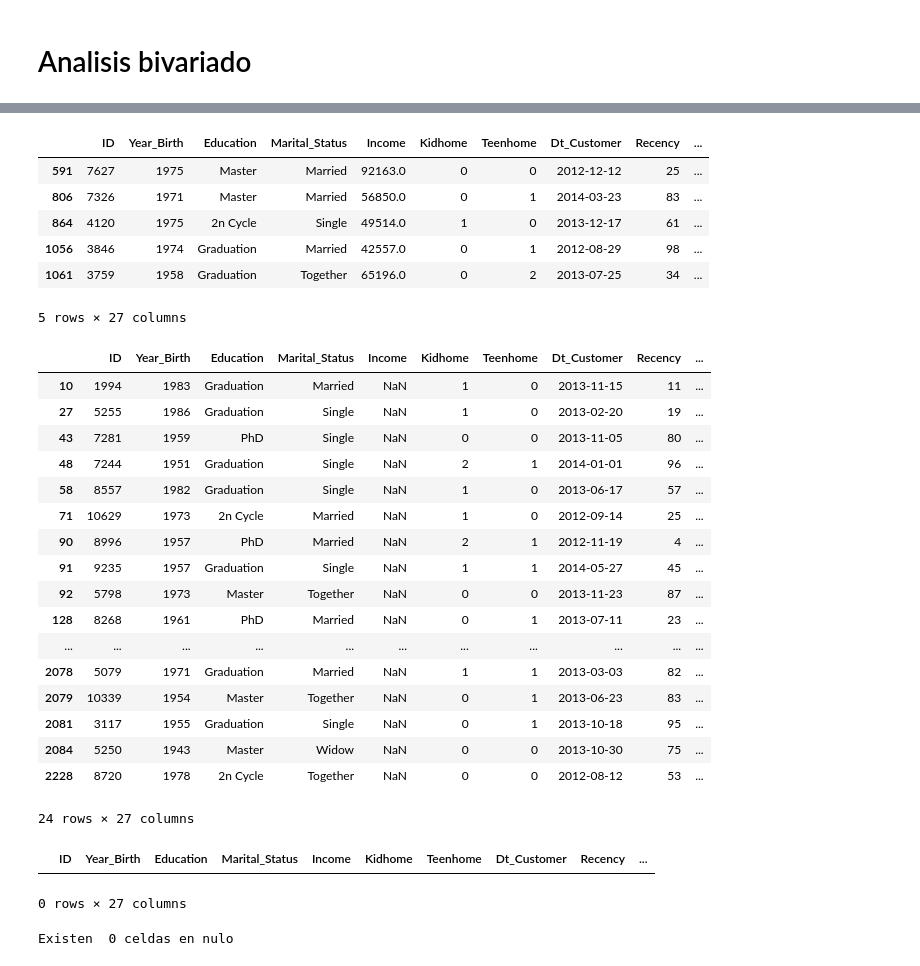
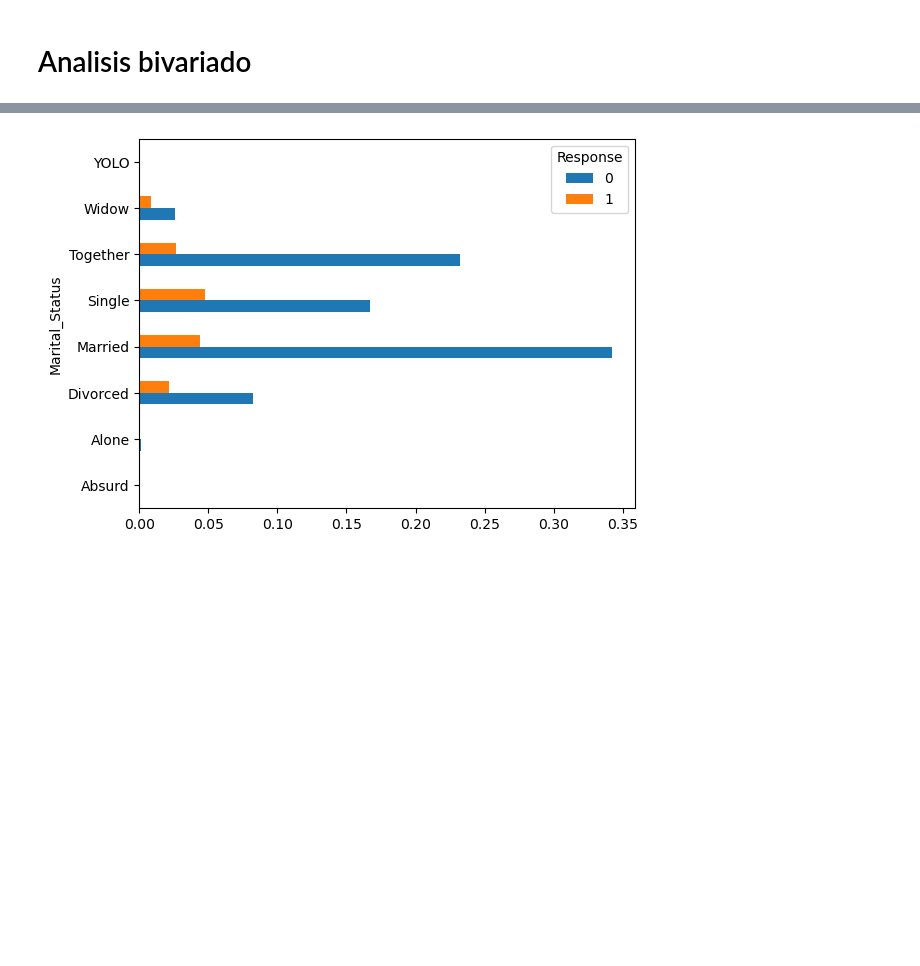
Before and after one commit to AI-YAZMIN-VILLEGAS/EBAC, a Jupyter notebook: Clases/Introducción a Machine Learning II/ML2.ipynb, the cells around one changed output, grey strips where cells are left out. Saved outputs shown, nothing was run; the diff lists cells and outputs as text; code cells hidden in the pictures; blank space fills up the shorter version.

```diff
--- a/Clases/Introducción a Machine Learning II/ML2.ipynb
+++ b/Clases/Introducción a Machine Learning II/ML2.ipynb
@@ -333,34 +333,4 @@ df.groupby(['Response']).median(numeric_only=True).T
 # %%
-df.drop('Z_Revenue',axis=1,inplace=True)
-df.drop('Z_CostContact',axis=1,inplace=True)
+ct = pd.crosstab(df['Marital_Status'], df['Response'], normalize=True).plot.barh(stacked=False)
+# %% [output]
+[figure, added]
-# %%
-df.sample(5)
-# %% [output]
-|  | ID | Year_Birth | Education | Marital_Status | Income | Kidhome | Teenhome | Dt_Customer | Recency | ... |
-| 591 | 7627 | 1975 | Master | Married | 92163.0 | 0 | 0 | 2012-12-12 | 25 | ... |
-| 806 | 7326 | 1971 | Master | Married | 56850.0 | 0 | 1 | 2014-03-23 | 83 | ... |
-| 864 | 4120 | 1975 | 2n Cycle | Single | 49514.0 | 1 | 0 | 2013-12-17 | 61 | ... |
-| 1056 | 3846 | 1974 | Graduation | Married | 42557.0 | 0 | 1 | 2012-08-29 | 98 | ... |
-| 1061 | 3759 | 1958 | Graduation | Together | 65196.0 | 0 | 2 | 2013-07-25 | 34 | ... |
-5 rows × 27 columns
-# %%
-df.loc[df['Income'].isnull()]
-# %% [output]
-|  | ID | Year_Birth | Education | Marital_Status | Income | Kidhome | Teenhome | Dt_Customer | Recency | ... |
-| 10 | 1994 | 1983 | Graduation | Married | NaN | 1 | 0 | 2013-11-15 | 11 | ... |
-| 27 | 5255 | 1986 | Graduation | Single | NaN | 1 | 0 | 2013-02-20 | 19 | ... |
-| 43 | 7281 | 1959 | PhD | Single | NaN | 0 | 0 | 2013-11-05 | 80 | ... |
-| 48 | 7244 | 1951 | Graduation | Single | NaN | 2 | 1 | 2014-01-01 | 96 | ... |
-| 58 | 8557 | 1982 | Graduation | Single | NaN | 1 | 0 | 2013-06-17 | 57 | ... |
-| 71 | 10629 | 1973 | 2n Cycle | Married | NaN | 1 | 0 | 2012-09-14 | 25 | ... |
-| 90 | 8996 | 1957 | PhD | Married | NaN | 2 | 1 | 2012-11-19 | 4 | ... |
-| 91 | 9235 | 1957 | Graduation | Single | NaN | 1 | 1 | 2014-05-27 | 45 | ... |
-| 92 | 5798 | 1973 | Master | Together | NaN | 0 | 0 | 2013-11-23 | 87 | ... |
-| 128 | 8268 | 1961 | PhD | Married | NaN | 0 | 1 | 2013-07-11 | 23 | ... |
-| ... | ... | ... | ... | ... | ... | ... | ... | ... | ... | ... |
-| 2078 | 5079 | 1971 | Graduation | Married | NaN | 1 | 1 | 2013-03-03 | 82 | ... |
-| 2079 | 10339 | 1954 | Master | Together | NaN | 0 | 1 | 2013-06-23 | 83 | ... |
-| 2081 | 3117 | 1955 | Graduation | Single | NaN | 0 | 1 | 2013-10-18 | 95 | ... |
-| 2084 | 5250 | 1943 | Master | Widow | NaN | 0 | 0 | 2013-10-30 | 75 | ... |
-| 2228 | 8720 | 1978 | 2n Cycle | Together | NaN | 0 | 0 | 2012-08-12 | 53 | ... |
-24 rows × 27 columns
@@ -370,9 +336,0 @@ df = df.replace(np.nan,avg_mean)
-# %%
-df.loc[df['Income'].isnull()]
-# %% [output]
-|  | ID | Year_Birth | Education | Marital_Status | Income | Kidhome | Teenhome | Dt_Customer | Recency | ... |
-0 rows × 27 columns
-# %%
-print('Existen ', df.isnull().sum().sum(),'celdas en nulo' )
-# %% [output]
-Existen  0 celdas en nulo
```
Also changed, not shown: parts of 57 cells of this notebook, 1 other file.
